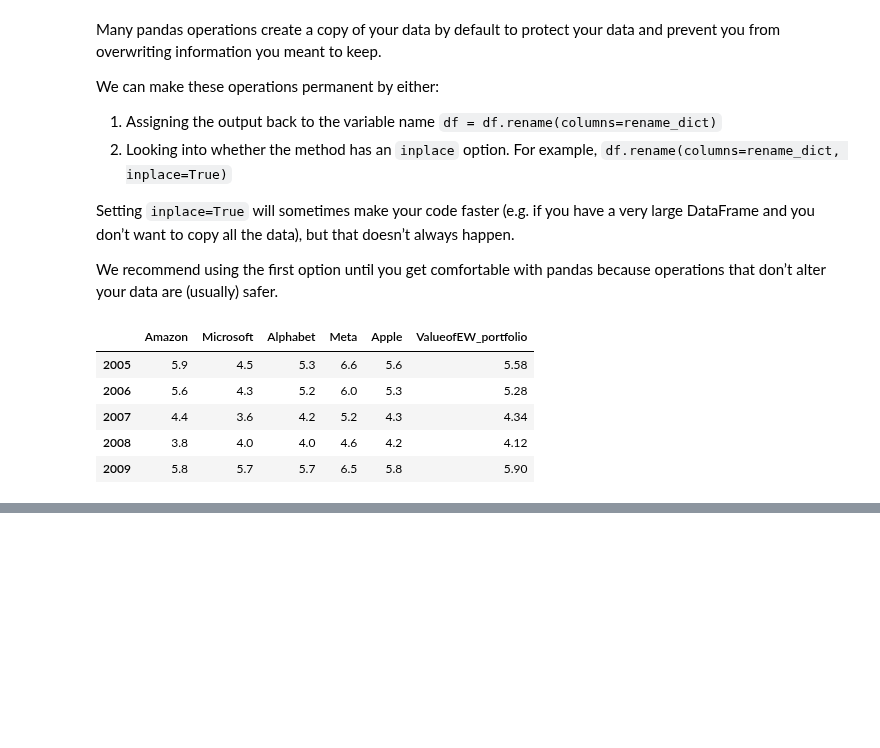
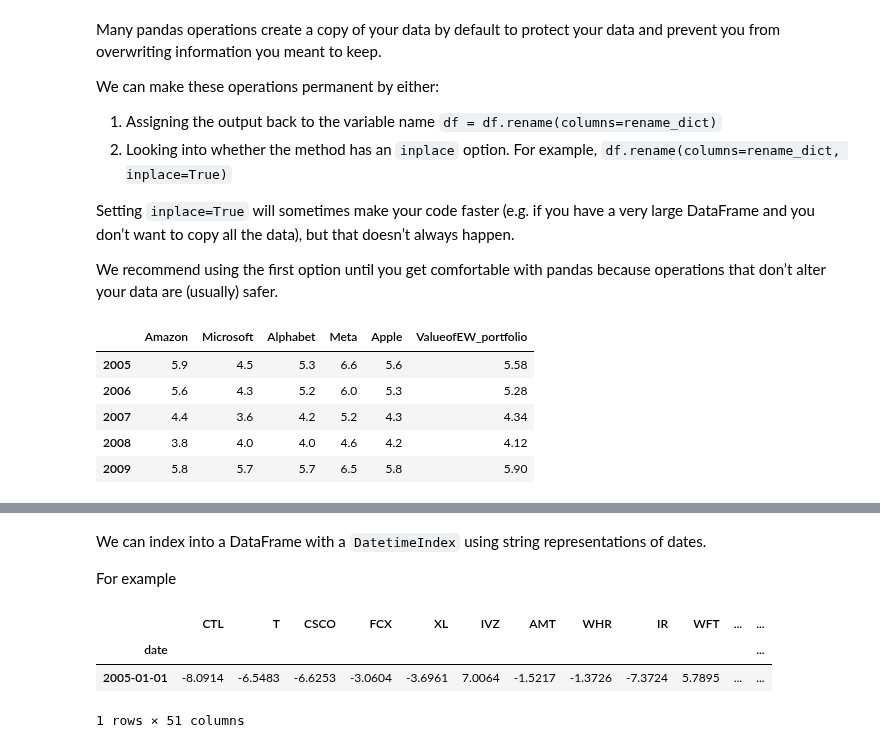
Before and after one commit to jdp9675/UG54, a Jupyter notebook: chapters/essentials/introtopandas.ipynb, the cells around one changed output, grey strips where cells are left out. Saved outputs shown, nothing was run; the diff lists cells and outputs as text; code cells hidden in the pictures; blank space fills up the shorter version.

```diff
--- a/chapters/essentials/introtopandas.ipynb
+++ b/chapters/essentials/introtopandas.ipynb
@@ -552,0 +644,13 @@ stock_prices.head()
+# %% [markdown]
+We can index into a DataFrame with a `DatetimeIndex` using string
+representations of dates.
+
+For example
+# %%
+# Data corresponding to a single date
+df_returns50.loc["2005-01", :]
+# %% [output]
+|  | CTL | T | CSCO | FCX | XL | IVZ | AMT | WHR | IR | WFT | ... | ... |
+| date |  |  |  |  |  |  |  |  |  |  |  | ... |
+| 2005-01-01 | -8.0914 | -6.5483 | -6.6253 | -3.0604 | -3.6961 | 7.0064 | -1.5217 | -1.3726 | -7.3724 | 5.7895 | ... | ... |
+1 rows × 51 columns
```
Also changed, not shown: parts of 21 cells of this notebook, 5 other files.
